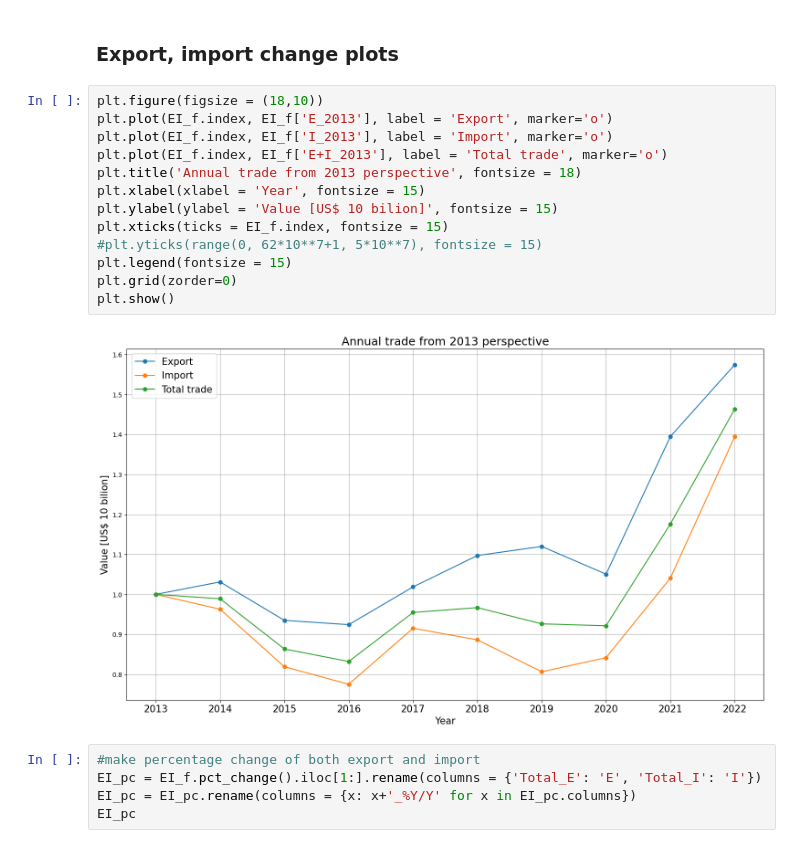
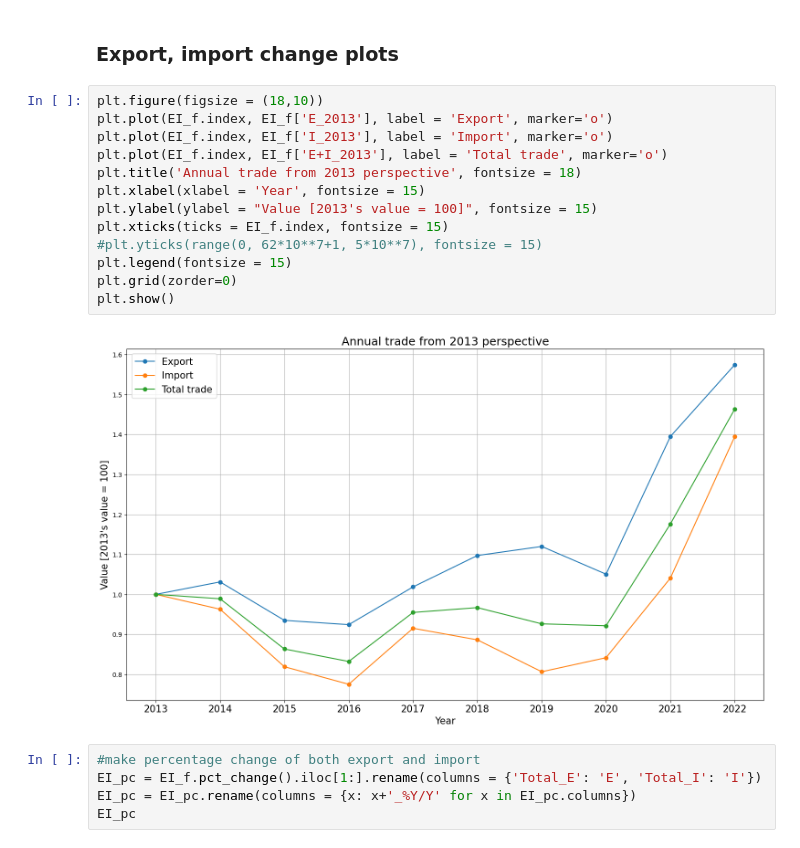
Before and after one commit to L4wr3nd/TRADETR, a Jupyter notebook: TR trade 2022_03.ipynb, the cells around one changed output. Drawn from its saved outputs; the diff is of its cells as text.

```diff
--- a/TR trade 2022_03.ipynb
+++ b/TR trade 2022_03.ipynb
@@ -379,18 +381,18 @@ plt.show()
 # %%
 plt.figure(figsize = (18,10))
 plt.plot(EI_f.index, EI_f['E_2013'], label = 'Export', marker='o')
 plt.plot(EI_f.index, EI_f['I_2013'], label = 'Import', marker='o')
 plt.plot(EI_f.index, EI_f['E+I_2013'], label = 'Total trade', marker='o')
 plt.title('Annual trade from 2013 perspective', fontsize = 18)
 plt.xlabel(xlabel = 'Year', fontsize = 15)
-plt.ylabel(ylabel = 'Value [US$ 10 bilion]', fontsize = 15)
+plt.ylabel(ylabel = "Value [2013's value = 100]", fontsize = 15)
 plt.xticks(ticks = EI_f.index, fontsize = 15)
 #plt.yticks(range(0, 62*10**7+1, 5*10**7), fontsize = 15)
 plt.legend(fontsize = 15)
 plt.grid(zorder=0)
 plt.show()
 # %% [output]
-[figure, old version]
+[figure, new version]
 # %%
 #make percentage change of both export and import
 EI_pc = EI_f.pct_change().iloc[1:].rename(columns = {'Total_E': 'E', 'Total_I': 'I'})
```
Also changed, not shown: parts of 26 cells of this notebook.
